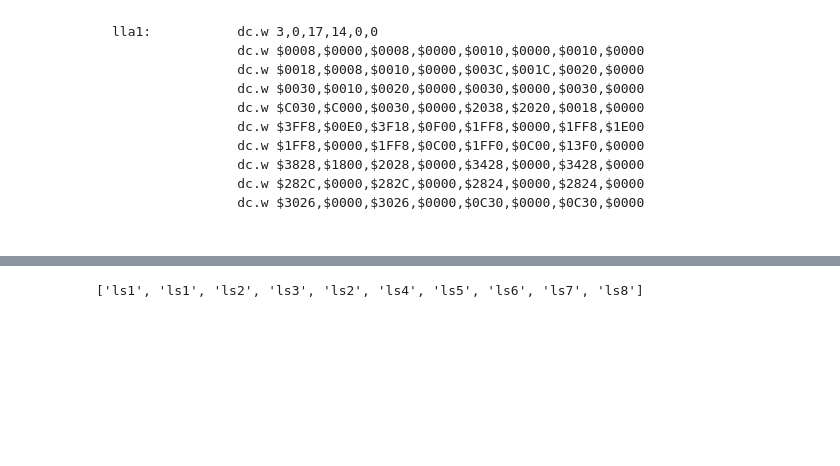
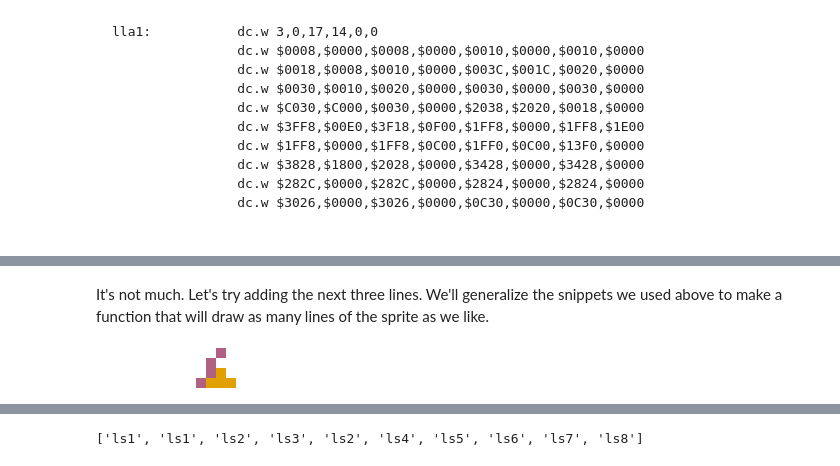
Before and after one commit to mwenge/llamatron, a Jupyter notebook: notebooks/Llamatron - The Insides.ipynb, the cells around one changed output, grey strips where cells are left out. Cells and saved outputs as stored; diff of their text form; code cells hidden in the pictures; blank space fills up the shorter version.

```diff
--- a/notebooks/Llamatron - The Insides.ipynb
+++ b/notebooks/Llamatron - The Insides.ipynb
@@ -130,0 +190,27 @@ lla1:           dc.w 3,0,17,14,0,0
+# %% [markdown]
+It's not much. Let's try adding the next three lines. We'll generalize the snippets we used above to make a function that will draw as many lines of the sprite as we like.
+# %%
+def draw_llama_sprite(sprite_data, num_lines):
+    NUM_WORDS = 4
+    words_to_read = num_lines * NUM_WORDS
+
+    nibbles = []
+    # Work through the sprite data 4 words at a time, transforming each quartet of 16-bit words
+    # into a 16 element list of 4-bit integers.
+    for i in range(0, len(sprite_data[:words_to_read]), NUM_WORDS):
+        bits = tuple([format(b,f"016b") for b in reversed(sprite_data[i:i + NUM_WORDS])])
+        nibbles += [[''.join(x) for x in zip(*bits)]]
+
+    # Use our list to draw the lienes of the sprite.
+    img = Image.new( 'RGBA', (WIDTH, num_lines))
+    pixels = img.load()
+    for y, line in enumerate(nibbles):
+        for x, bit in enumerate(line):
+            if bit == "0000": continue   # Ignore background pixels
+            pixel_color = rgb_palette[bit]
+            pixels[x,y] = pixel_color
+    return img.resize((img.width * 10, img.height * 10), Image.NEAREST)
+
+draw_llama_sprite(lla1_list, 4)
+# %% [output]
+[figure, added]
```
Also changed, not shown: parts of 45 cells of this notebook, 1 other file.
